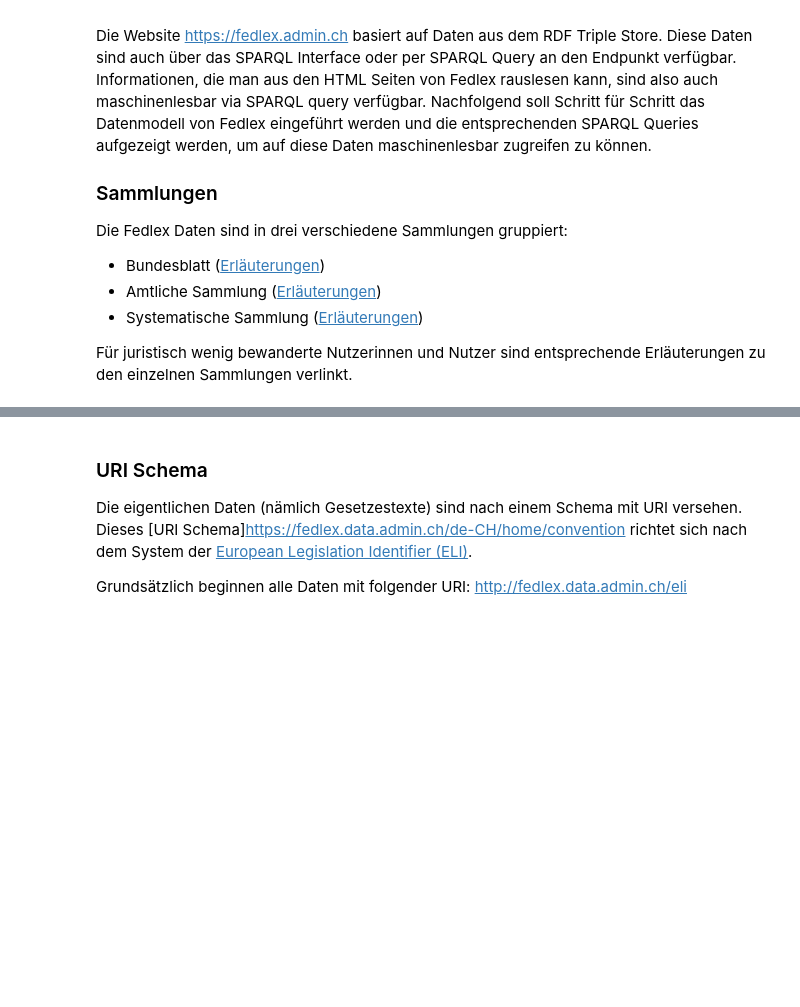
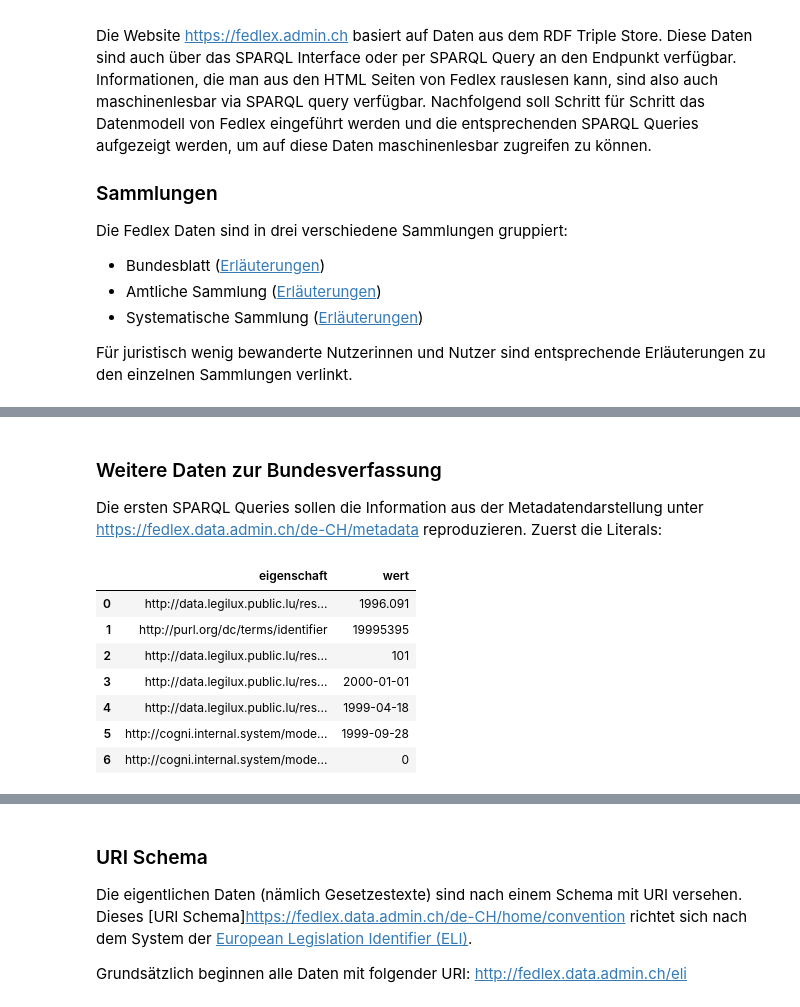
Before and after one commit to bequrios/fedlex, a Jupyter notebook: content/Fedlex.ipynb, the cells around one changed output, grey strips where cells are left out. Drawn from its saved outputs; the diff is of its cells as text; code cells hidden in the pictures; blank space fills up the shorter version.

```diff
--- a/content/Fedlex.ipynb
+++ b/content/Fedlex.ipynb
@@ -189,0 +207,28 @@ Der Einstieg in die Linked Data Welt von Fedlex geschieht über die URI eines Do
+# %% [markdown]
+### Weitere Daten zur Bundesverfassung
+
+Die ersten SPARQL Queries sollen die Information aus der Metadatendarstellung unter https://fedlex.data.admin.ch/de-CH/metadata reproduzieren. Zuerst die Literals:
+# %%
+df = await query("""
+
+PREFIX skos: <http://www.w3.org/2004/02/skos/core#>
+PREFIX purl: <http://purl.org/dc/terms/>
+PREFIX jolux: <http://data.legilux.public.lu/resource/ontology/jolux#>
+
+SELECT DISTINCT * WHERE {
+    <https://fedlex.data.admin.ch/eli/cc/1999/404> ?eigenschaft ?wert.
+    FILTER(isLITERAL(?wert) = True)
+}
+
+""", "F")
+
+display_result(df)
+# %% [output]
+|  | eigenschaft | wert |
+| 0 | http://data.legilux.public.lu/res... | 1996.091 |
+| 1 | http://purl.org/dc/terms/identifier | 19995395 |
+| 2 | http://data.legilux.public.lu/res... | 101 |
+| 3 | http://data.legilux.public.lu/res... | 2000-01-01 |
+| 4 | http://data.legilux.public.lu/res... | 1999-04-18 |
+| 5 | http://cogni.internal.system/mode... | 1999-09-28 |
+| 6 | http://cogni.internal.system/mode... | 0 |
```
Also changed, not shown: parts of 9 cells of this notebook.
